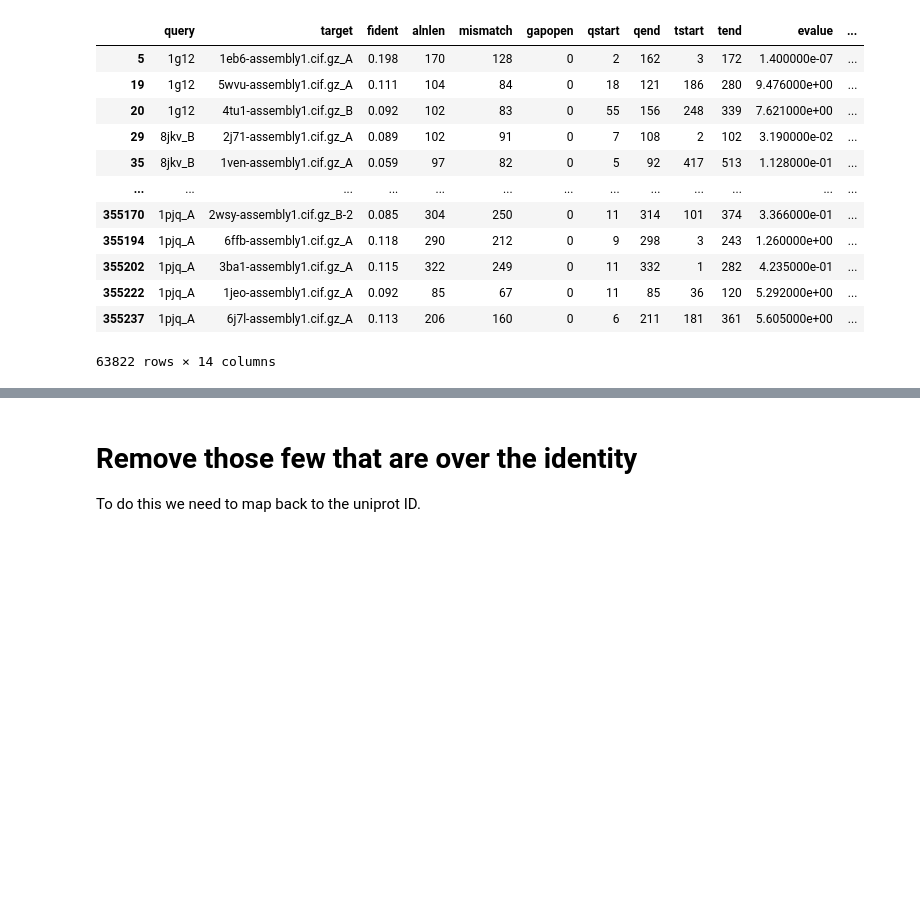
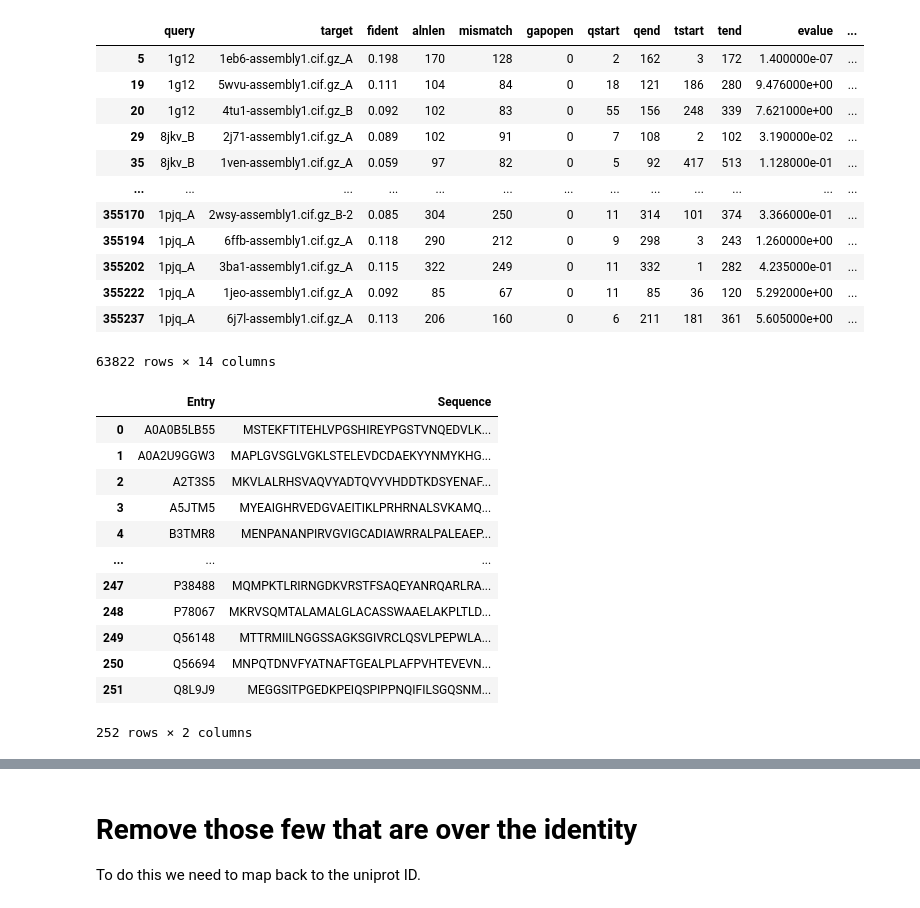
Before and after one commit to WRiegs/Squidly, a Jupyter notebook: manuscript/StructureSequenceSimilarity_BenchmarkSetup.ipynb, the cells around one changed output, grey strips where cells are left out. Drawn from its saved outputs; the diff is of its cells as text; code cells hidden in the pictures; blank space fills up the shorter version.

```diff
--- a/manuscript/StructureSequenceSimilarity_BenchmarkSetup.ipynb
+++ b/manuscript/StructureSequenceSimilarity_BenchmarkSetup.ipynb
@@ -311,3 +296,19 @@ results
 | 355222 | 1pjq_A | 1jeo-assembly1.cif.gz_A | 0.092 | 85 | 67 | 0 | 11 | 85 | 36 | 120 | 5.292000e+00 | ... |
 | 355237 | 1pjq_A | 6j7l-assembly1.cif.gz_A | 0.113 | 206 | 160 | 0 | 6 | 211 | 181 | 361 | 5.605000e+00 | ... |
 63822 rows × 14 columns
+# %%
+test_seqs
+# %% [output]
+|  | Entry | Sequence |
+| 0 | A0A0B5LB55 | MSTEKFTITEHLVPGSHIREYPGSTVNQEDVLK... |
+| 1 | A0A2U9GGW3 | MAPLGVSGLVGKLSTELEVDCDAEKYYNMYKHG... |
+| 2 | A2T3S5 | MKVLALRHSVAQVYADTQVYVHDDTKDSYENAF... |
+| 3 | A5JTM5 | MYEAIGHRVEDGVAEITIKLPRHRNALSVKAMQ... |
+| 4 | B3TMR8 | MENPANANPIRVGVIGCADIAWRRALPALEAEP... |
+| ... | ... | ... |
+| 247 | P38488 | MQMPKTLRIRNGDKVRSTFSAQEYANRQARLRA... |
+| 248 | P78067 | MKRVSQMTALAMALGLACASSWAAELAKPLTLD... |
+| 249 | Q56148 | MTTRMIILNGGSSAGKSGIVRCLQSVLPEPWLA... |
+| 250 | Q56694 | MNPQTDNVFYATNAFTGEALPLAFPVHTEVEVN... |
+| 251 | Q8L9J9 | MEGGSITPGEDKPEIQSPIPPNQIFILSGQSNM... |
+252 rows × 2 columns
```
Also changed, not shown: parts of 7 cells of this notebook, 2 other files.
